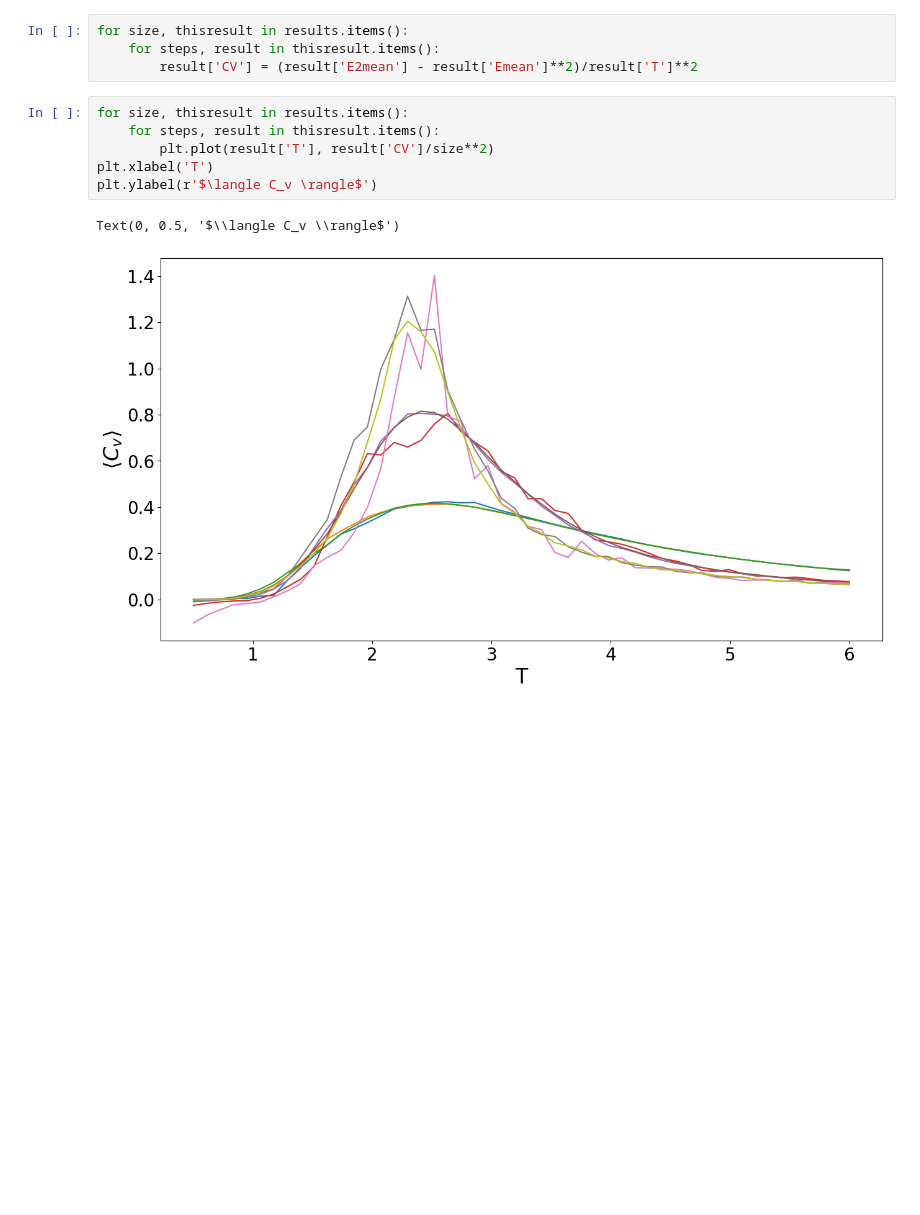
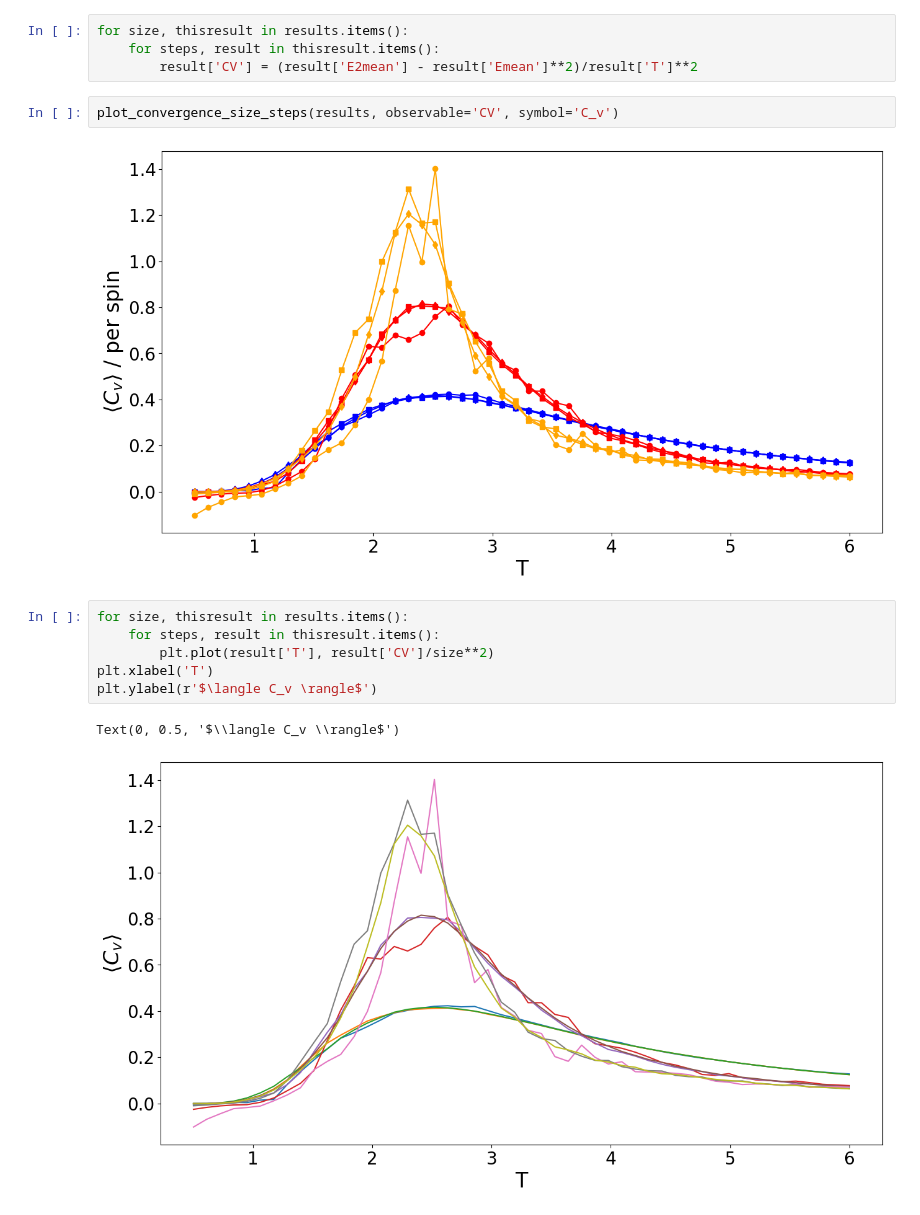
Before and after one commit to Modelizacion-de-Materiales/ModelizacionSolucionProblemas, a Jupyter notebook: Guia5-MC/Guia5-MC-python/MC_plots.ipynb, the cells around one changed output. Drawn from its saved outputs; the diff is of its cells as text; blank space fills up the shorter version.

```diff
--- a/Guia5-MC/Guia5-MC-python/MC_plots.ipynb
+++ b/Guia5-MC/Guia5-MC-python/MC_plots.ipynb
@@ -50,6 +49,10 @@ Text(0.5, 0, 'T')
 for size, thisresult in results.items():
     for steps, result in thisresult.items():
         result['CV'] = (result['E2mean'] - result['Emean']**2)/result['T']**2
+# %%
+plot_convergence_size_steps(results, observable='CV', symbol='C_v')
+# %% [output]
+[figure, added]
 # %%
 for size, thisresult in results.items():
     for steps, result in thisresult.items():
```
Also changed, not shown: parts of 11 cells of this notebook.
